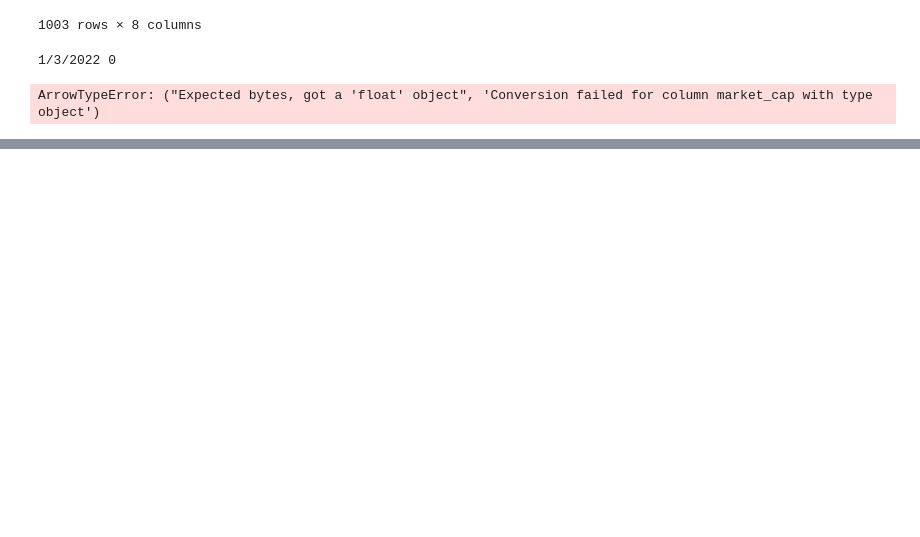
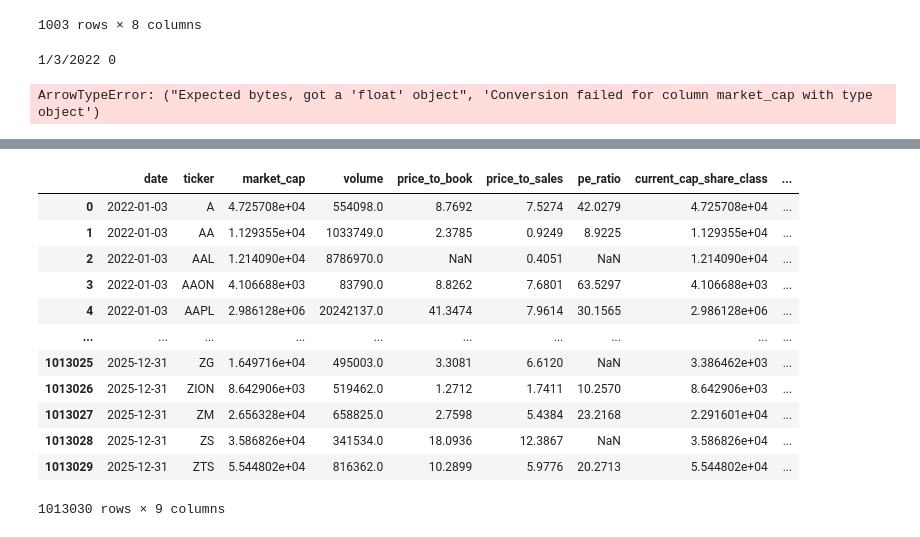
Before and after one commit to karllovaas/Winter-Workshop-Benchmark-Team, a Jupyter notebook: bloomberg_data_clean.ipynb, the cells around one changed output, grey strips where cells are left out. Drawn from its saved outputs; the diff is of its cells as text; code cells hidden in the pictures; blank space fills up the shorter version.

Commit message:
see final cell for how to pull in the data frame, set the index, and dtypes so that it can be worked with

```diff
--- a/bloomberg_data_clean.ipynb
+++ b/bloomberg_data_clean.ipynb
@@ -109,3 +109,16 @@ ArrowTypeError: ("Expected bytes, got a 'float' object", 'Conversion failed for
 # %%
 ''' Export Data Frame to Parquet and CSV'''
 df_final.to_csv("bloomberg_data_cleaned.csv")
+# %%
+'''
+Pull Data From CSV update dtpes and index's
+'''
+
+df = pd.read_csv("bloomberg_data_cleaned.csv")
+
+#set date to datetime object
+df["date"] = pd.to_datetime(df["date"])
+print(df.dtypes)
+df.set_index(["date","ticker"],inplace= True)
+pd.set_option('display.float_format', '{:,.4f}'.format)
+df.head()
@@ -111,0 +143,16 @@ df_final.to_csv("bloomberg_data_cleaned.csv")
+# %%
+df
+# %% [output]
+|  | date | ticker | market_cap | volume | price_to_book | price_to_sales | pe_ratio | current_cap_share_class | ... |
+| 0 | 2022-01-03 | A | 4.725708e+04 | 554098.0 | 8.7692 | 7.5274 | 42.0279 | 4.725708e+04 | ... |
+| 1 | 2022-01-03 | AA | 1.129355e+04 | 1033749.0 | 2.3785 | 0.9249 | 8.9225 | 1.129355e+04 | ... |
+| 2 | 2022-01-03 | AAL | 1.214090e+04 | 8786970.0 | NaN | 0.4051 | NaN | 1.214090e+04 | ... |
+| 3 | 2022-01-03 | AAON | 4.106688e+03 | 83790.0 | 8.8262 | 7.6801 | 63.5297 | 4.106688e+03 | ... |
+| 4 | 2022-01-03 | AAPL | 2.986128e+06 | 20242137.0 | 41.3474 | 7.9614 | 30.1565 | 2.986128e+06 | ... |
+| ... | ... | ... | ... | ... | ... | ... | ... | ... | ... |
+| 1013025 | 2025-12-31 | ZG | 1.649716e+04 | 495003.0 | 3.3081 | 6.6120 | NaN | 3.386462e+03 | ... |
+| 1013026 | 2025-12-31 | ZION | 8.642906e+03 | 519462.0 | 1.2712 | 1.7411 | 10.2570 | 8.642906e+03 | ... |
+| 1013027 | 2025-12-31 | ZM | 2.656328e+04 | 658825.0 | 2.7598 | 5.4384 | 23.2168 | 2.291601e+04 | ... |
+| 1013028 | 2025-12-31 | ZS | 3.586826e+04 | 341534.0 | 18.0936 | 12.3867 | NaN | 3.586826e+04 | ... |
+| 1013029 | 2025-12-31 | ZTS | 5.544802e+04 | 816362.0 | 10.2899 | 5.9776 | 20.2713 | 5.544802e+04 | ... |
+1013030 rows × 9 columns
```
Also changed, not shown: parts of 1 cell of this notebook.
